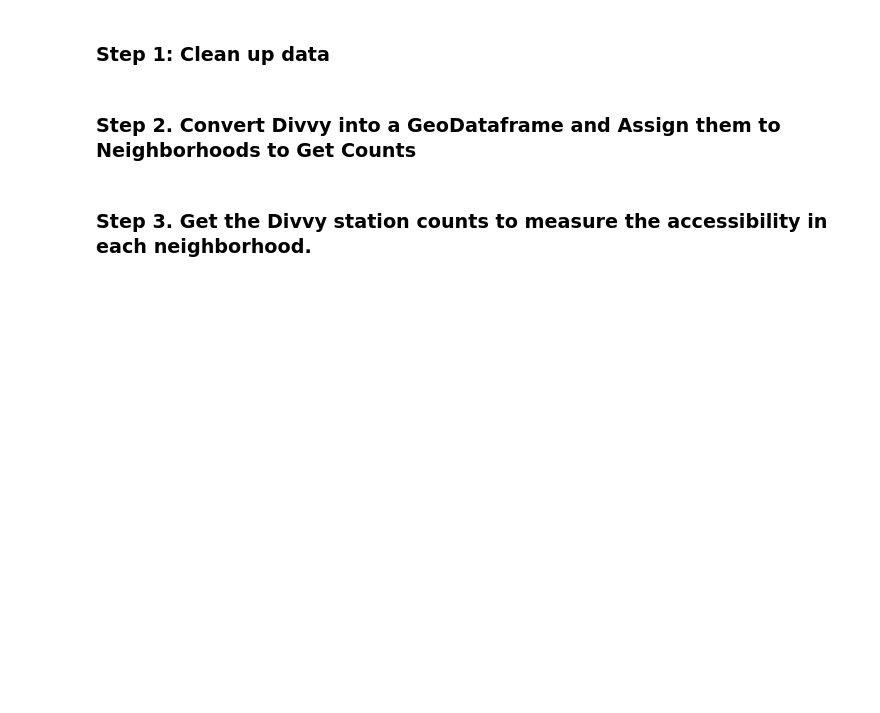
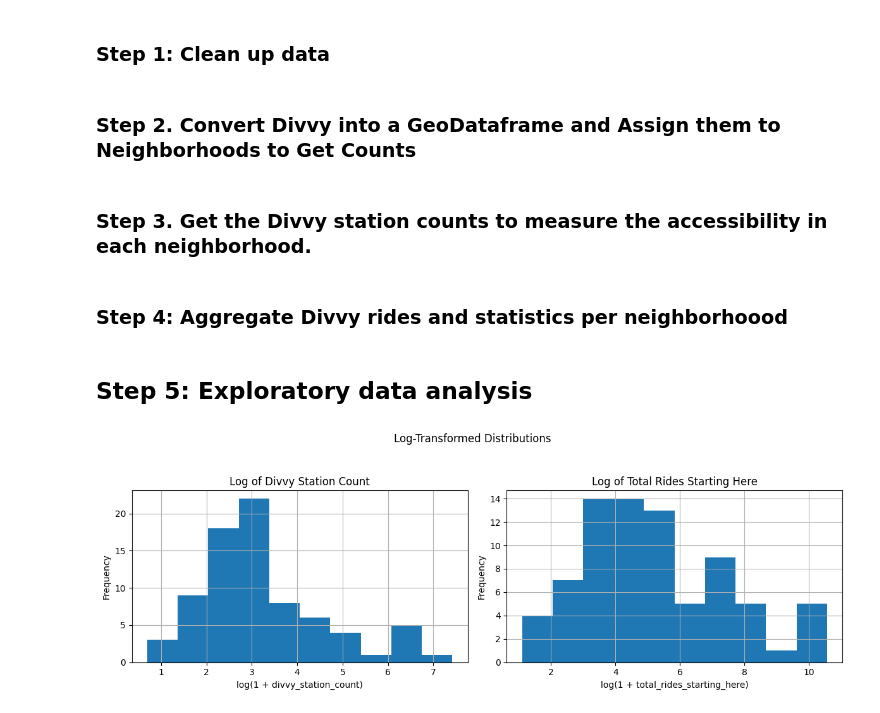
Before and after one commit to junho5400/stat303_final, a Jupyter notebook: health_analysis.ipynb, the cells around one changed output. Drawn from its saved outputs; the diff is of its cells as text; code cells hidden in the pictures; blank space fills up the shorter version.

```diff
--- a/health_analysis.ipynb
+++ b/health_analysis.ipynb
@@ -152,9 +154,18 @@ divvy_with_area = gpd.sjoin(
 #
 # 3.1. Identify only unique stations
 #
-unique_stations = divvy_with_area[['start_station_name', 'geometry']].drop_duplicates()
+unique_stations = divvy_with_area[
+    ['start_station_name', 'community_area_number', 'community_area_name', 'geometry']
+].drop_duplicates()
 
 #
 # 3.2. Count stations per neighborhood.
 #
-station_density = unique_stations.groupby('community_area_number').size().reset_index(name='divvy_station_count')
+station_density = (
+    unique_stations
+    .groupby('community_area_number')
+    .size()
+    .reset_index(name='divvy_station_count')
+)
+# %% [markdown]
+### Step 4: Aggregate Divvy rides and statistics per neighborhoood
@@ -160,0 +206,40 @@ station_density = unique_stations.groupby('community_area_number').size().reset_
+# %% [markdown]
+## Step 5: Exploratory data analysis
+# %%
+#
+# 5.1. Check distribution of data
+#
+
+cols = [
+    'physical_inactivity_rate',
+    'traffic_crashes',
+    'divvy_station_count',
+    'total_rides_starting_here'
+]
+
+# Log-transformed histograms (for skewed variables)
+log_cols = ['divvy_station_count', 'total_rides_starting_here']
+
+fig, axes = plt.subplots(1, 2, figsize=(12, 4))
+
+# Compute log-transformed data
+log_data = community_stats[log_cols].apply(np.log1p)
+
+# Plot histograms
+log_data.hist(ax=axes)
+
+# Add titles and axis labels
+axes[0].set_title("Log of Divvy Station Count")
+axes[0].set_xlabel("log(1 + divvy_station_count)")
+axes[0].set_ylabel("Frequency")
+
+axes[1].set_title("Log of Total Rides Starting Here")
+axes[1].set_xlabel("log(1 + total_rides_starting_here)")
+axes[1].set_ylabel("Frequency")
+
+fig.suptitle("Log-Transformed Distributions", y=1.05)
+
+plt.tight_layout()
+plt.show()
+# %% [output]
+[figure, added]
```
Also changed, not shown: parts of 5 cells of this notebook.
